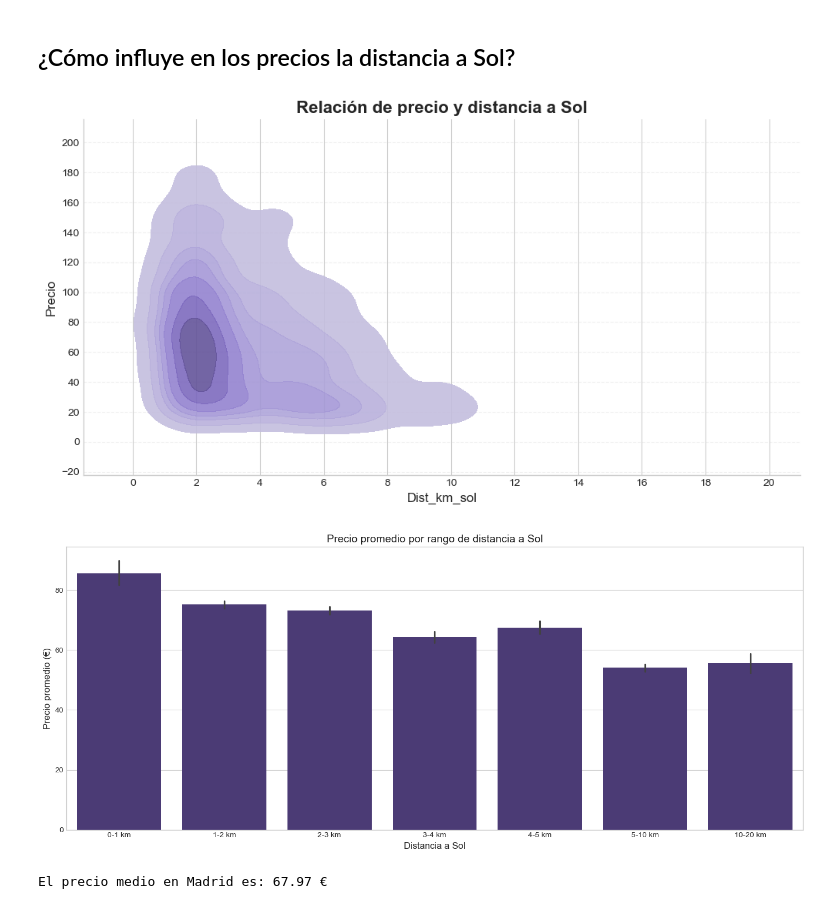
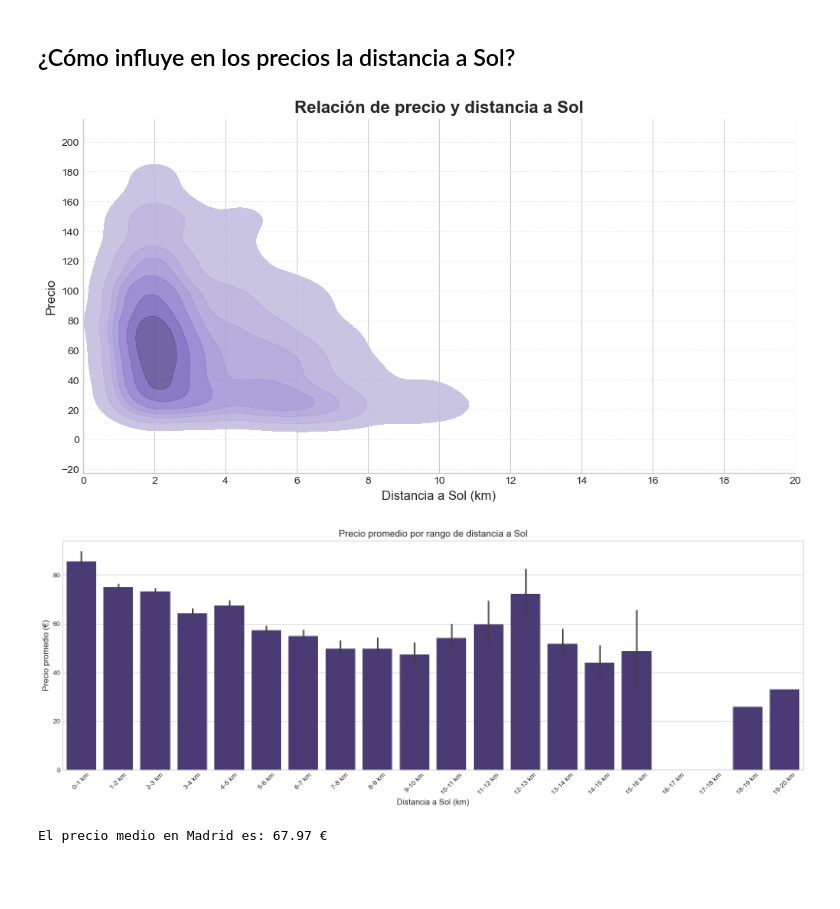
Before and after one commit to BarbaraGamarra/estudio-precios-airbnb-Madrid, a Jupyter notebook: notebooks/airbnb_Madrid.ipynb, the cells around one changed output. Saved outputs shown, nothing was run; the diff lists cells and outputs as text; code cells hidden in the pictures; blank space fills up the shorter version.

```diff
--- a/notebooks/airbnb_Madrid.ipynb
+++ b/notebooks/airbnb_Madrid.ipynb
@@ -380,7 +476,7 @@ Name: price, dtype: float64
 # %% [markdown]
 ## ¿Cómo influye en los precios la distancia a Sol?
 # %%
-# 1. Densidad de viviendas por precio VZ distancia en km a Sol
+# 1. Densidad de viviendas por precio VS distancia en km a Sol
 plt.figure(figsize=(12, 6))
 
 # 2D density plot de precio VS distancia en km a Sol
@@ -394,63 +490,71 @@ ax = sns.kdeplot(
     levels=8
 )
 
-# añadir título al plot y a los ejes
+# Añadir título al plot y a los ejes
 ax.set_title("Relación de precio y distancia a Sol", fontsize=16, fontweight="bold")
-ax.set_xlabel("Dist_km_sol", fontsize=12)
+ax.set_xlabel("Distancia a Sol (km)", fontsize=12)  # Añadido "(km)" para claridad
 ax.set_ylabel("Precio", fontsize=12)
 
-# personalizar el grid de fondo
+# Personalizar el grid de fondo
 ax.xaxis.set_major_locator(plt.MultipleLocator(2))
 ax.yaxis.set_major_locator(plt.MultipleLocator(20))
 ax.grid(alpha=0.3, linestyle="--", axis="y")
 
-# personalizar el marco del plot
+# Limitar el eje X para consistencia
+ax.set_xlim(0, 20)  # Limitado a 20 km igual que en la celda B
+
+# Personalizar el marco del plot
 ax.spines["top"].set_visible(False)
 ax.spines["right"].set_visible(False)
 
 plt.show()
+
 # 2. Precio promedio por distancia a Sol (agrupado)
-# Creamos categorías de distancia
+# Creamos categorías de distancia más granulares, especialmente después de los 10 km
 df['dist_category'] = pd.cut(df['dist_km_sol'],
-                            bins=[0, 1, 2, 3, 4, 5, 10, 20],
-                            labels=['0-1 km', '1-2 km', '2-3 km', '3-4 km', '4-5 km', '5-10 km', '10-20 km'])
+                           bins=[0, 1, 2, 3, 4, 5, 6, 7, 8, 9, 10, 11, 12, 13, 14, 15, 16, 17, 18, 19, 20],
+                           labels=['0-1 km', '1-2 km', '2-3 km', '3-4 km', '4-5 km',
+                                  '5-6 km', '6-7 km', '7-8 km', '8-9 km', '9-10 km',
+                                  '10-11 km', '11-12 km', '12-13 km', '13-14 km', '14-15 km',
+                                  '15-16 km', '16-17 km', '17-18 km', '18-19 km', '19-20 km'])
 
-plt.figure(figsize=(14, 6))
+plt.figure(figsize=(16, 6))
 sns.barplot(x='dist_category', y='price', data=df, estimator=np.mean)
 plt.title('Precio promedio por rango de distancia a Sol', fontsize=14)
-plt.xlabel('Distancia a Sol', fontsize=12)
+plt.xlabel('Distancia a Sol (km)', fontsize=12)  # Añadido "(km)" para claridad
 plt.ylabel('Precio promedio (€)', fontsize=12)
+plt.xticks(rotation=45)  # Rotar las etiquetas para mejor visualización
 plt.tight_layout()
 plt.show()
 
 # Calcular el precio medio en Madrid
 precio_medio_madrid = df["price"].mean()
 
 # Definir los rangos de distancia en intervalos de 1 km
 bins_km = np.arange(0, df["dist_km_sol"].max() + 1, 1)
 distancias_km = [f"{int(bins_km[i])}-{int(bins_km[i+1])} km" for i in range(len(bins_km)-1)]
 
 # Crear columna de clasificación por distancia
 df["distancia_a_Sol"] = pd.cut(df["dist_km_sol"], bins=bins_km, labels=distancias_km, right=False)
 
 # Calcular el precio medio por cada rango de distancia
 precio_medio_km = df.groupby("distancia_a_Sol")["price"].mean().round(2).reset_index()
 precio_medio_km.columns = ["Distancia a Sol", "Precio Medio (€)"]
 
 # Comparar con la media de Madrid
 precio_medio_km["Comparación con Madrid"] = precio_medio_km["Precio Medio (€)"].apply(
     lambda x: "Mayor" if x > precio_medio_madrid else "Menor" if x < precio_medio_madrid else "Igual"
 )
 
 # Eliminar valores NaN
 precio_medio_km = precio_medio_km.dropna()
 
 print(f"El precio medio en Madrid es: {precio_medio_madrid:.2f} €")
 # Mostrar la nueva tabla
 precio_medio_km
 # %% [output]
-[figure, old version]
+[figure, new version]
-[figure, old version]
+[figure, new version]
 El precio medio en Madrid es: 67.97 €
 |  | Distancia a Sol | Precio Medio (€) | Comparación con Madrid |
 | 0 | 0-1 km | 84.97 | Mayor |
```
Also changed, not shown: parts of 34 cells of this notebook, 1 other file.
